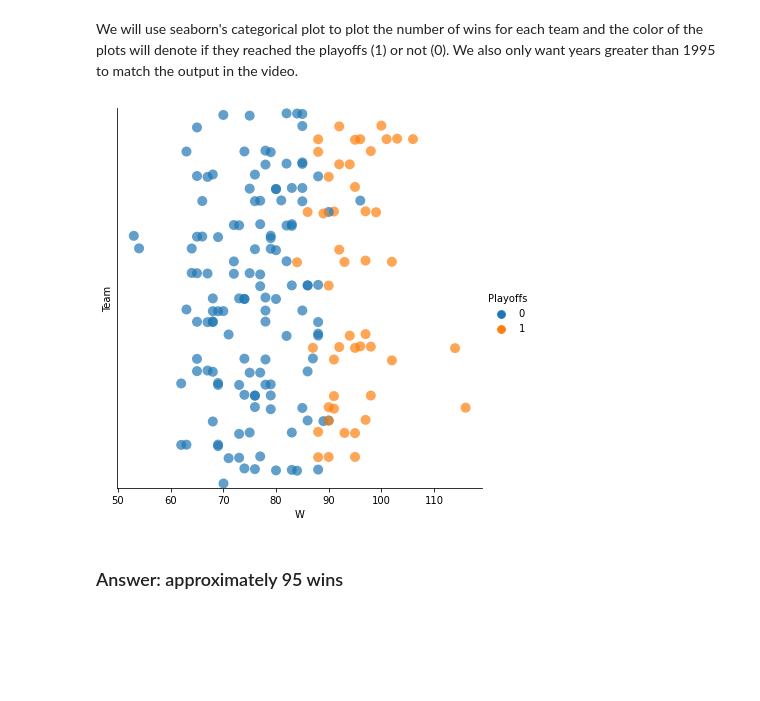
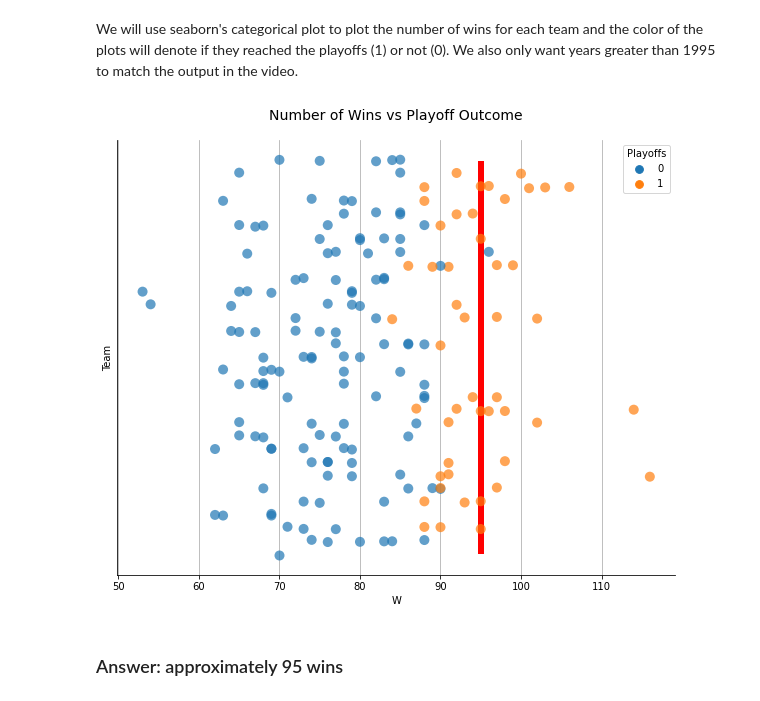
Before and after one commit to pybokeh/analytics-edge, a Jupyter notebook: Unit2/2_Linear_Regression_With_Baseball_Data.ipynb, the cells around one changed output. Saved outputs shown, nothing was run; the diff lists cells and outputs as text; code cells hidden in the pictures; blank space fills up the shorter version.

```diff
--- a/Unit2/2_Linear_Regression_With_Baseball_Data.ipynb
+++ b/Unit2/2_Linear_Regression_With_Baseball_Data.ipynb
@@ -53,5 +53,5 @@ Data metadata:
 # %%
-moneyball = baseball.query("Year < 2002")
+moneyball = baseball.query("Year > 1995 and Year < 2002")
 # %%
 moneyball.head()
 # %% [output]
@@ -66,18 +66,22 @@ moneyball.head()
 # %% [markdown]
 We will use seaborn's categorical plot to plot the number of wins for each team and the color of the plots will denote if they reached the playoffs (1) or not (0).  We also only want years greater than 1995 to match the output in the video.
 # %%
-(sns.catplot(x="W",
+fig, ax = plt.subplots(figsize=(10,8))
+(sns.stripplot(x="W",
              y="Team",
              hue="Playoffs",
-             kind='strip',
-             height=6,
-             data=moneyball.query("Year > 1995"),
+             data=moneyball,
              alpha=0.7,
-             s=10
+             s=10,
+             ax=ax
             )
-).ax.set_yticks([]);  # Remove the y-ticks and labels to match what was shown in video course
+).set_yticks([]);  # Remove the y-ticks and labels to match what was shown in video course
+plt.title("Number of Wins vs Playoff Outcome", pad=20, fontsize=14)
+plt.grid(True)
+sns.despine()
+plt.vlines(x=95, ymin=0, ymax=30, colors='red', linewidth=6);
 # %% [output]
-[figure, old version]
+[figure, new version]
 # %% [markdown]
 ### Answer: approximately 95 wins
 # %% [markdown]
```
Also changed, not shown: parts of 20 cells of this notebook, 3 other files.
